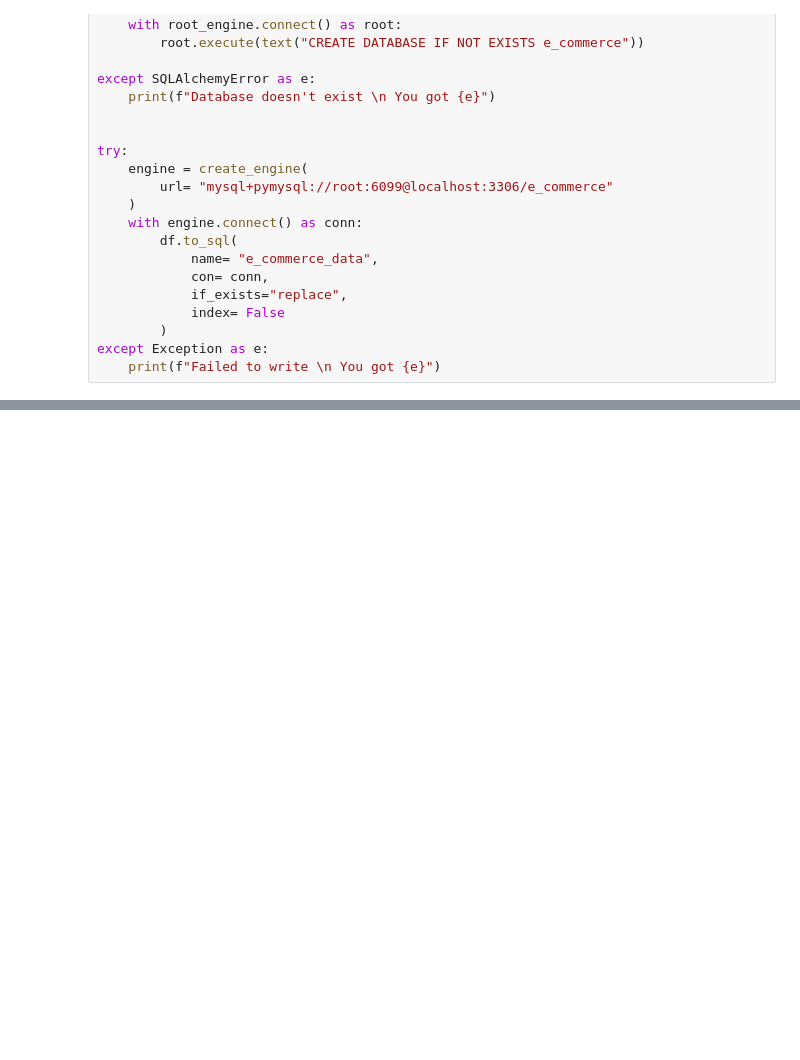
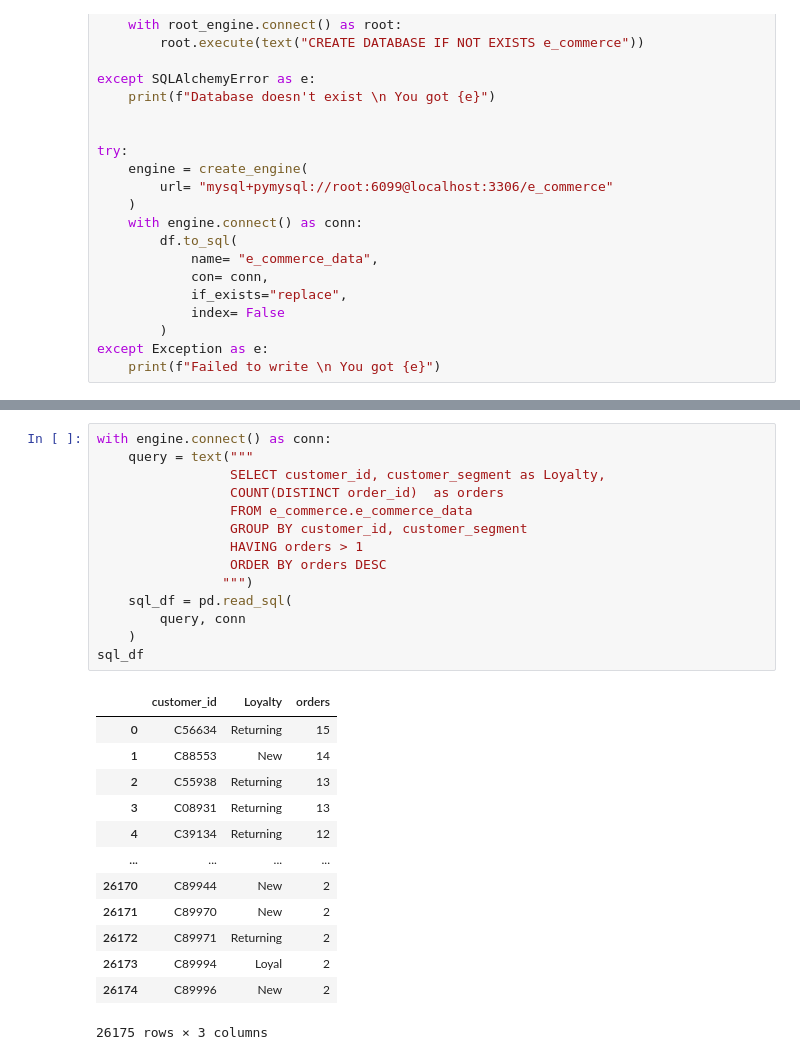
Before and after one commit to NarenthraBaalaD/E_commerce_Conversion_Retention_ML, a Jupyter notebook: capstone_project.ipynb, the cells around one changed output, grey strips where cells are left out. Cells and saved outputs as stored; diff of their text form; blank space fills up the shorter version.

```diff
--- a/capstone_project.ipynb
+++ b/capstone_project.ipynb
@@ -338,0 +417,28 @@ sql_df
+# %%
+with engine.connect() as conn:
+    query = text("""
+                 SELECT customer_id, customer_segment as Loyalty,
+                 COUNT(DISTINCT order_id)  as orders
+                 FROM e_commerce.e_commerce_data
+                 GROUP BY customer_id, customer_segment
+                 HAVING orders > 1
+                 ORDER BY orders DESC
+                """)
+    sql_df = pd.read_sql(
+        query, conn
+    )
+sql_df
+# %% [output]
+|  | customer_id | Loyalty | orders |
+| 0 | C56634 | Returning | 15 |
+| 1 | C88553 | New | 14 |
+| 2 | C55938 | Returning | 13 |
+| 3 | C08931 | Returning | 13 |
+| 4 | C39134 | Returning | 12 |
+| ... | ... | ... | ... |
+| 26170 | C89944 | New | 2 |
+| 26171 | C89970 | New | 2 |
+| 26172 | C89971 | Returning | 2 |
+| 26173 | C89994 | Loyal | 2 |
+| 26174 | C89996 | New | 2 |
+26175 rows × 3 columns
```
Also changed, not shown: parts of 10 cells of this notebook.
